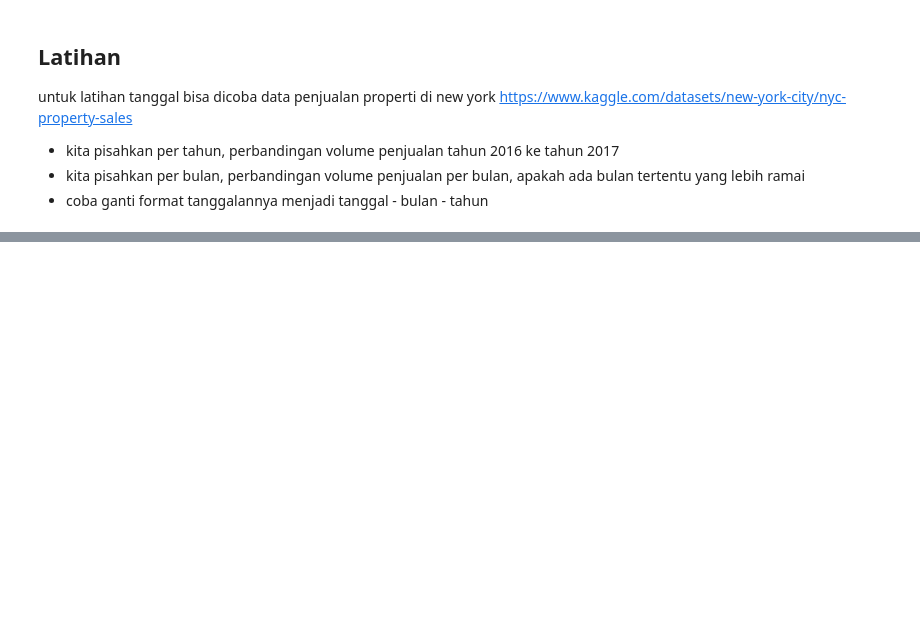
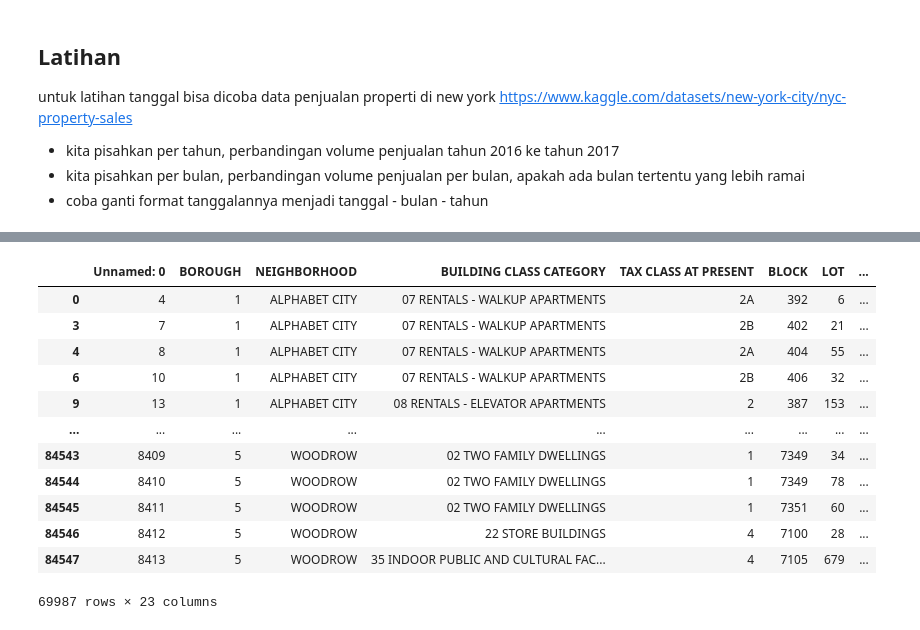
Before and after one commit to stefkwan/pytn_300725, a Jupyter notebook: sesi6_14Aug.ipynb, the cells around one changed output, grey strips where cells are left out. Cells and saved outputs as stored; diff of their text form; code cells hidden in the pictures; blank space fills up the shorter version.

```diff
--- a/sesi6_14Aug.ipynb
+++ b/sesi6_14Aug.ipynb
@@ -713,0 +780,19 @@ untuk latihan tanggal bisa dicoba data penjualan properti di new york https://ww
+# %%
+df_nyc_sales['SALE PRICE'] = df_nyc_sales['SALE PRICE'].str.strip()
+# %%
+noSalePrice = df_nyc_sales[df_nyc_sales ['SALE PRICE']=='-'].index
+df_nyc_sales.drop(noSalePrice)
+# %% [output]
+|  | Unnamed: 0 | BOROUGH | NEIGHBORHOOD | BUILDING CLASS CATEGORY | TAX CLASS AT PRESENT | BLOCK | LOT | ... |
+| 0 | 4 | 1 | ALPHABET CITY | 07 RENTALS - WALKUP APARTMENTS | 2A | 392 | 6 | ... |
+| 3 | 7 | 1 | ALPHABET CITY | 07 RENTALS - WALKUP APARTMENTS | 2B | 402 | 21 | ... |
+| 4 | 8 | 1 | ALPHABET CITY | 07 RENTALS - WALKUP APARTMENTS | 2A | 404 | 55 | ... |
+| 6 | 10 | 1 | ALPHABET CITY | 07 RENTALS - WALKUP APARTMENTS | 2B | 406 | 32 | ... |
+| 9 | 13 | 1 | ALPHABET CITY | 08 RENTALS - ELEVATOR APARTMENTS | 2 | 387 | 153 | ... |
+| ... | ... | ... | ... | ... | ... | ... | ... | ... |
+| 84543 | 8409 | 5 | WOODROW | 02 TWO FAMILY DWELLINGS | 1 | 7349 | 34 | ... |
+| 84544 | 8410 | 5 | WOODROW | 02 TWO FAMILY DWELLINGS | 1 | 7349 | 78 | ... |
+| 84545 | 8411 | 5 | WOODROW | 02 TWO FAMILY DWELLINGS | 1 | 7351 | 60 | ... |
+| 84546 | 8412 | 5 | WOODROW | 22 STORE BUILDINGS | 4 | 7100 | 28 | ... |
+| 84547 | 8413 | 5 | WOODROW | 35 INDOOR PUBLIC AND CULTURAL FAC... | 4 | 7105 | 679 | ... |
+69987 rows × 23 columns
```
Also changed, not shown: parts of 9 cells of this notebook, 1 other file.
